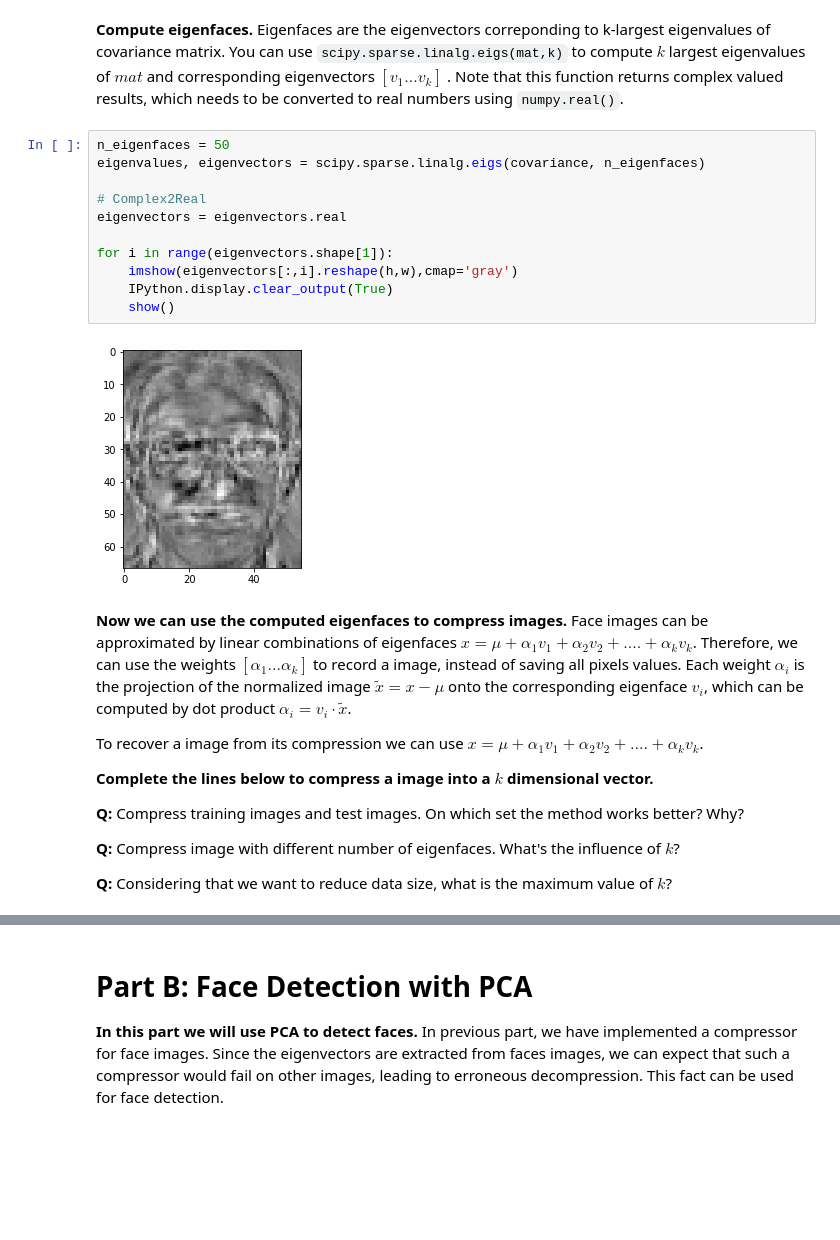
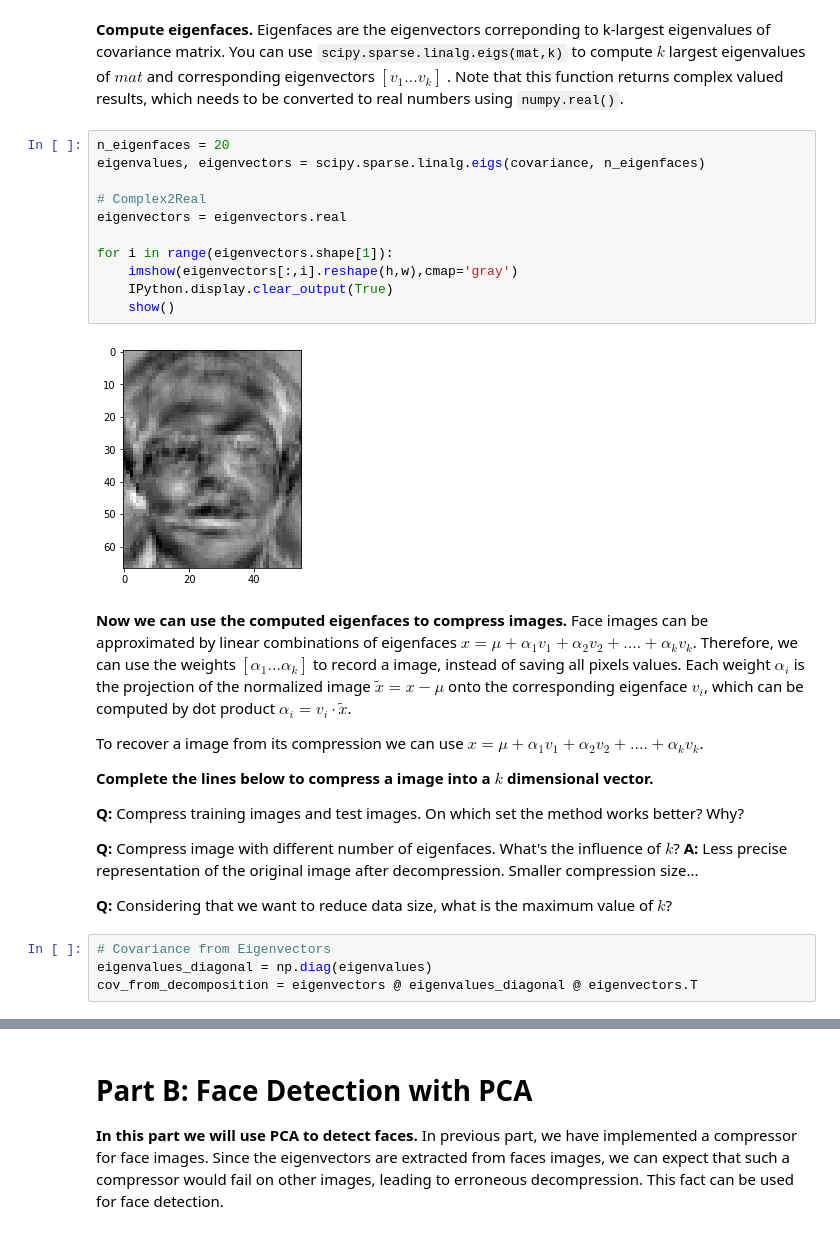
Before and after one commit to dvdblk/viscomp_tutorials, a Jupyter notebook: tutorials_cv/W6/W6_exercise.ipynb, the cells around one changed output, grey strips where cells are left out. Cells and saved outputs as stored; diff of their text form; blank space fills up the shorter version.

Commit message:
Update W6 with some stuff, finish graphics 1

```diff
--- a/tutorials_cv/W6/W6_exercise.ipynb
+++ b/tutorials_cv/W6/W6_exercise.ipynb
@@ -112,18 +112,18 @@ imshow(mean.reshape(h,w),cmap='gray')
 # %% [markdown]
 **Compute eigenfaces.** Eigenfaces are the eigenvectors correponding to k-largest eigenvalues of covariance matrix. You can use `scipy.sparse.linalg.eigs(mat,k)` to compute $k$ largest eigenvalues of $mat$ and corresponding eigenvectors $[v_1...v_k]$ . Note that this function returns complex valued results, which needs to be converted to real numbers using `numpy.real()`.
 # %%
-n_eigenfaces = 50
+n_eigenfaces = 20
 eigenvalues, eigenvectors = scipy.sparse.linalg.eigs(covariance, n_eigenfaces)
 
 # Complex2Real
 eigenvectors = eigenvectors.real
 
 for i in range(eigenvectors.shape[1]):
     imshow(eigenvectors[:,i].reshape(h,w),cmap='gray')
     IPython.display.clear_output(True)
     show()
 # %% [output]
-[figure, old version]
+[figure, new version]
 # %% [markdown]
 **Now we can use the computed eigenfaces to compress images.** Face images can be approximated by linear combinations of eigenfaces $x=\mu + \alpha_1v_1 + \alpha_2v_2 + .... + \alpha_kv_k$. Therefore, we can use the weights $[\alpha_1 ... \alpha_k]$ to record a image, instead of saving all pixels values. Each weight $\alpha_i$ is the projection of the normalized image $\tilde{x} = x-\mu$ onto the corresponding eigenface $v_i$, which can be computed by dot product $\alpha_i = v_i \cdot \tilde{x} $.
 
@@ -135,8 +135,13 @@ To recover a image from its compression we can use  $x=\mu + \alpha_1v_1 + \alph
 **Q:** Compress training images and test images. On which set the method works better? Why?
 
 **Q:** Compress image with different number of eigenfaces. What's the influence of $k$?
+**A:** Less precise representation of the original image after decompression. Smaller compression size...
 
 **Q:** Considering that we want to reduce data size, what is the maximum value of $k$?
+# %%
+# Covariance from Eigenvectors
+eigenvalues_diagonal = np.diag(eigenvalues)
+cov_from_decomposition = eigenvectors @ eigenvalues_diagonal @ eigenvectors.T
 # %%
 error_images = []
 for image in train_image_list[:]:
```
Also changed, not shown: parts of 1 cell of this notebook, 1 other file.
